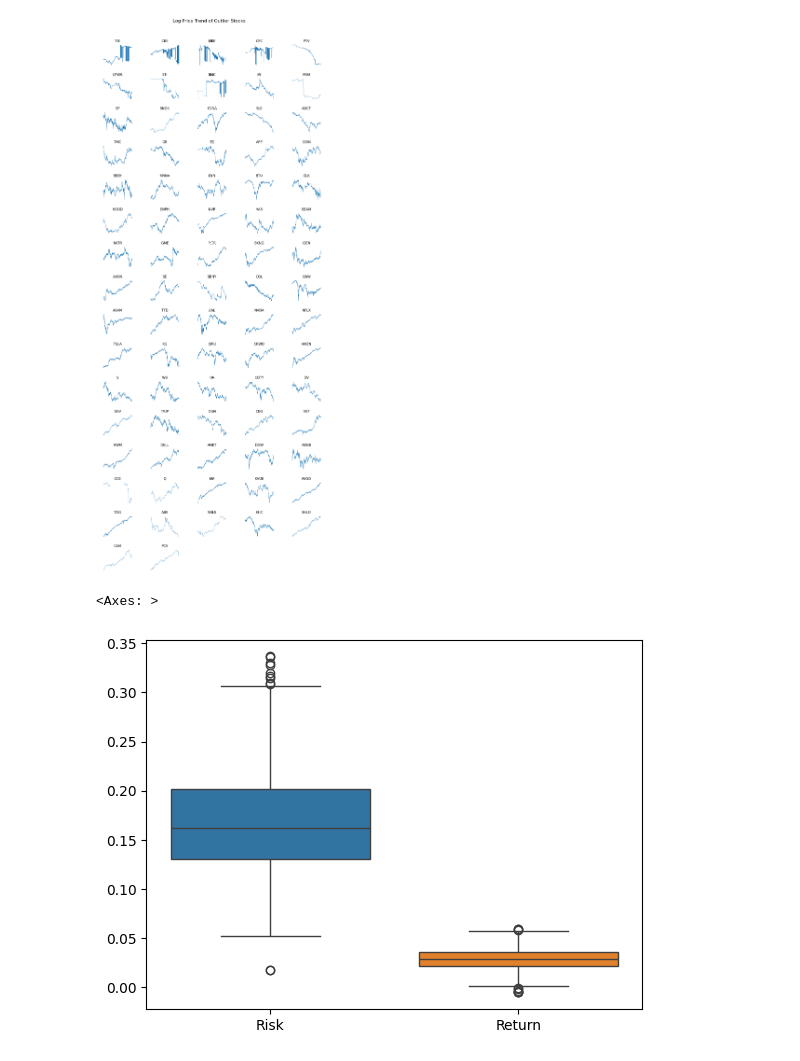
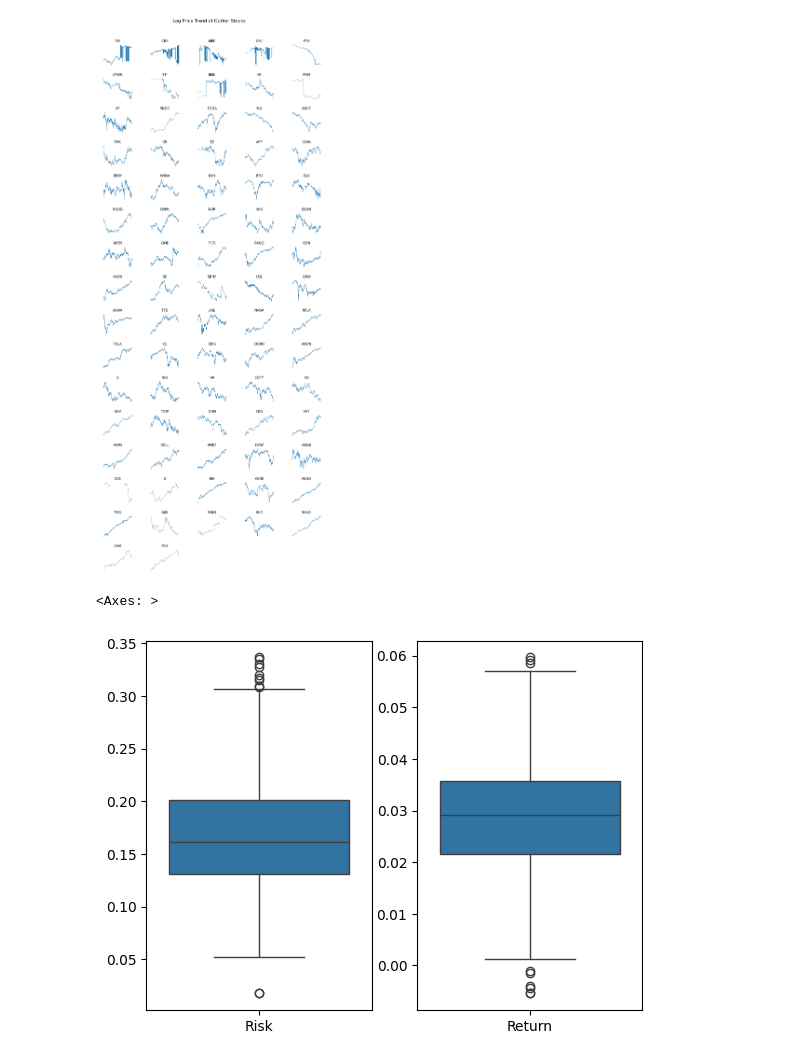
Before and after one commit to JamieW365/trading_algos, a Jupyter notebook: notebooks/optimization/time_diversification.ipynb, the cells around one changed output. Saved outputs shown, nothing was run; the diff lists cells and outputs as text; code cells hidden in the pictures.

```diff
--- a/notebooks/optimization/time_diversification.ipynb
+++ b/notebooks/optimization/time_diversification.ipynb
@@ -147,7 +156,10 @@ log_prices = log_prices.drop(columns=outliers)
 # %%
 df_agg = df_agg.drop(outliers)
 # %%
-sns.boxplot(df_agg)
+fig, ax = plt.subplots(1,2)
+
+sns.boxplot(df_agg[['Risk']], ax=ax[0])
+sns.boxplot(df_agg[['Return']], ax=ax[1])
 # %% [output]
 <Axes: >
-[figure, old version]
+[figure, new version]
```
Also changed, not shown: parts of 15 cells of this notebook.
